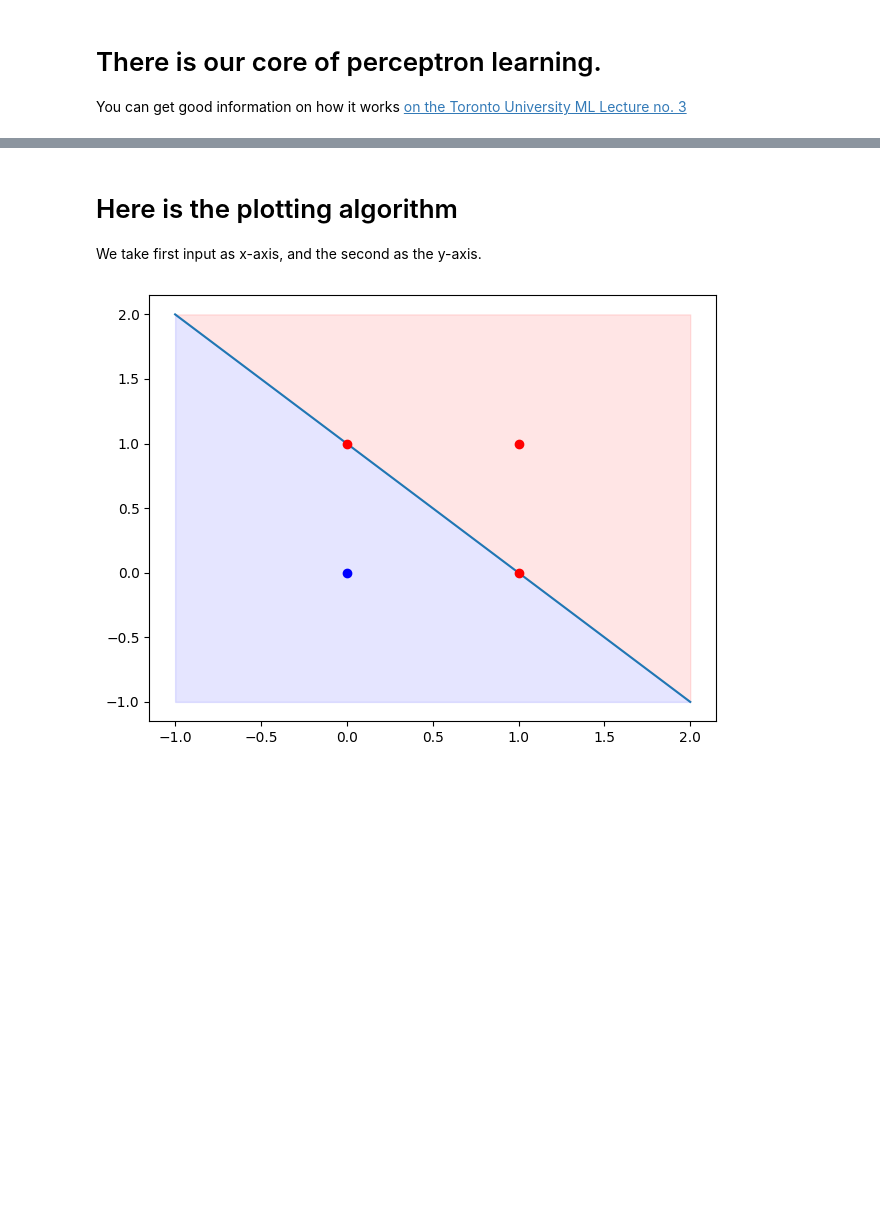
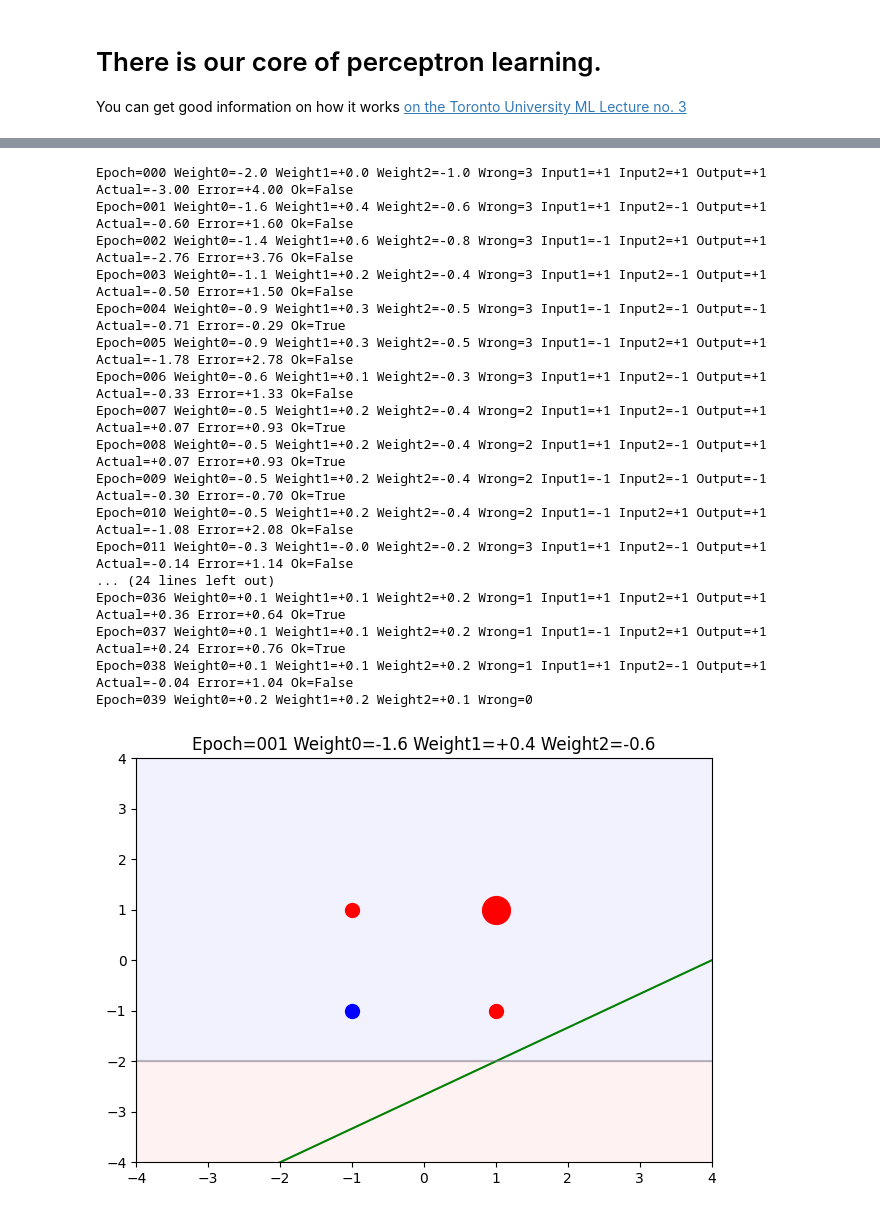
Before and after one commit to reimf/keuzevak-hoe-werkt-ai, a Jupyter notebook: perceptron.ipynb, the cells around one changed output, grey strips where cells are left out. Drawn from its saved outputs; the diff is of its cells as text; code cells hidden in the pictures; blank space fills up the shorter version.

```diff
--- a/perceptron.ipynb
+++ b/perceptron.ipynb
@@ -40,0 +31,3 @@ def activation(val):
+# %%
+def output(row, weights):
+    return 1 * weights['weight0'] + row['input1'] * weights['weight1'] + row['input2'] * weights['weight2']
@@ -79,18 +65,44 @@ Epoch 99 | Correct guesses: 4, Incorrect guesses: 0
-# %% [markdown]
-# Here is the plotting algorithm
-
-We take first input as x-axis, and the second as the y-axis.
-# %%
-x = np.linspace(-1, 2, 100)
-y = -(weights[0] * x + bias) / weights[1]
-plt.plot(x, y)
-plt.fill_between(x, y, 2, color='r', alpha=0.1)
-plt.fill_between(x, y, -1, color='b', alpha=0.1)
-for _, row in df.iterrows():
-    px, py = row["input1"], row["input2"]
-    point = "or" if row["expected"] == 1 else "ob"
-    plt.plot(px, py, point)
-plt.subplots_adjust(left=-1, right=2, bottom=-1, top=2)
-plt.tight_layout()
-# %% [output]
-[figure, removed]
+# %%
+for epoch in range(epochs):
+    print(f"Epoch={epoch:03d}", end=" ")
+    print(f"Weight0={weights['weight0']:+.1f} Weight1={weights['weight1']:+.1f} Weight2={weights['weight2']:+.1f}", end=" ")
+
+    # compute the number of wrong predictions
+    wrong = sum([row["output"] * output(row, weights) < 0 for _, row in dataset.iterrows()])
+    print(f"Wrong={wrong}", end=" ")
+    if wrong == 0:
+        break
+
+    # pick a random row
+    row = dataset.sample().iloc[0]
+    actual = output(row, weights)
+    error = row["output"] - actual
+    ok = row["output"] * actual > 0
+    print(f"Input1={row['input1']:+1d} Input2={row['input2']:+1d} Output={row['output']:+1d} Actual={actual:+.2f} Error={error:+.2f} Ok={ok}")
+
+    # update the weights
+    if not ok:
+        previous_weights = dict(weights)
+        weights['weight0'] += learning_rate * error
+        weights['weight1'] += learning_rate * error * row['input1']
+        weights['weight2'] += learning_rate * error * row['input2']
+        plot(epoch, previous_weights, weights, row)
+# %% [output]
+Epoch=000 Weight0=-2.0 Weight1=+0.0 Weight2=-1.0 Wrong=3 Input1=+1 Input2=+1 Output=+1 Actual=-3.00 Error=+4.00 Ok=False
+Epoch=001 Weight0=-1.6 Weight1=+0.4 Weight2=-0.6 Wrong=3 Input1=+1 Input2=-1 Output=+1 Actual=-0.60 Error=+1.60 Ok=False
+Epoch=002 Weight0=-1.4 Weight1=+0.6 Weight2=-0.8 Wrong=3 Input1=-1 Input2=+1 Output=+1 Actual=-2.76 Error=+3.76 Ok=False
+Epoch=003 Weight0=-1.1 Weight1=+0.2 Weight2=-0.4 Wrong=3 Input1=+1 Input2=-1 Output=+1 Actual=-0.50 Error=+1.50 Ok=False
+Epoch=004 Weight0=-0.9 Weight1=+0.3 Weight2=-0.5 Wrong=3 Input1=-1 Input2=-1 Output=-1 Actual=-0.71 Error=-0.29 Ok=True
+Epoch=005 Weight0=-0.9 Weight1=+0.3 Weight2=-0.5 Wrong=3 Input1=-1 Input2=+1 Output=+1 Actual=-1.78 Error=+2.78 Ok=False
+Epoch=006 Weight0=-0.6 Weight1=+0.1 Weight2=-0.3 Wrong=3 Input1=+1 Input2=-1 Output=+1 Actual=-0.33 Error=+1.33 Ok=False
+Epoch=007 Weight0=-0.5 Weight1=+0.2 Weight2=-0.4 Wrong=2 Input1=+1 Input2=-1 Output=+1 Actual=+0.07 Error=+0.93 Ok=True
+Epoch=008 Weight0=-0.5 Weight1=+0.2 Weight2=-0.4 Wrong=2 Input1=+1 Input2=-1 Output=+1 Actual=+0.07 Error=+0.93 Ok=True
+Epoch=009 Weight0=-0.5 Weight1=+0.2 Weight2=-0.4 Wrong=2 Input1=-1 Input2=-1 Output=-1 Actual=-0.30 Error=-0.70 Ok=True
+Epoch=010 Weight0=-0.5 Weight1=+0.2 Weight2=-0.4 Wrong=2 Input1=-1 Input2=+1 Output=+1 Actual=-1.08 Error=+2.08 Ok=False
+Epoch=011 Weight0=-0.3 Weight1=-0.0 Weight2=-0.2 Wrong=3 Input1=+1 Input2=-1 Output=+1 Actual=-0.14 Error=+1.14 Ok=False
+... (24 lines left out)
+Epoch=036 Weight0=+0.1 Weight1=+0.1 Weight2=+0.2 Wrong=1 Input1=+1 Input2=+1 Output=+1 Actual=+0.36 Error=+0.64 Ok=True
+Epoch=037 Weight0=+0.1 Weight1=+0.1 Weight2=+0.2 Wrong=1 Input1=-1 Input2=+1 Output=+1 Actual=+0.24 Error=+0.76 Ok=True
+Epoch=038 Weight0=+0.1 Weight1=+0.1 Weight2=+0.2 Wrong=1 Input1=+1 Input2=-1 Output=+1 Actual=-0.04 Error=+1.04 Ok=False
+Epoch=039 Weight0=+0.2 Weight1=+0.2 Weight2=+0.1 Wrong=0
+[figure, added]
```
Also changed, not shown: parts of 14 cells of this notebook, 5 other files.
